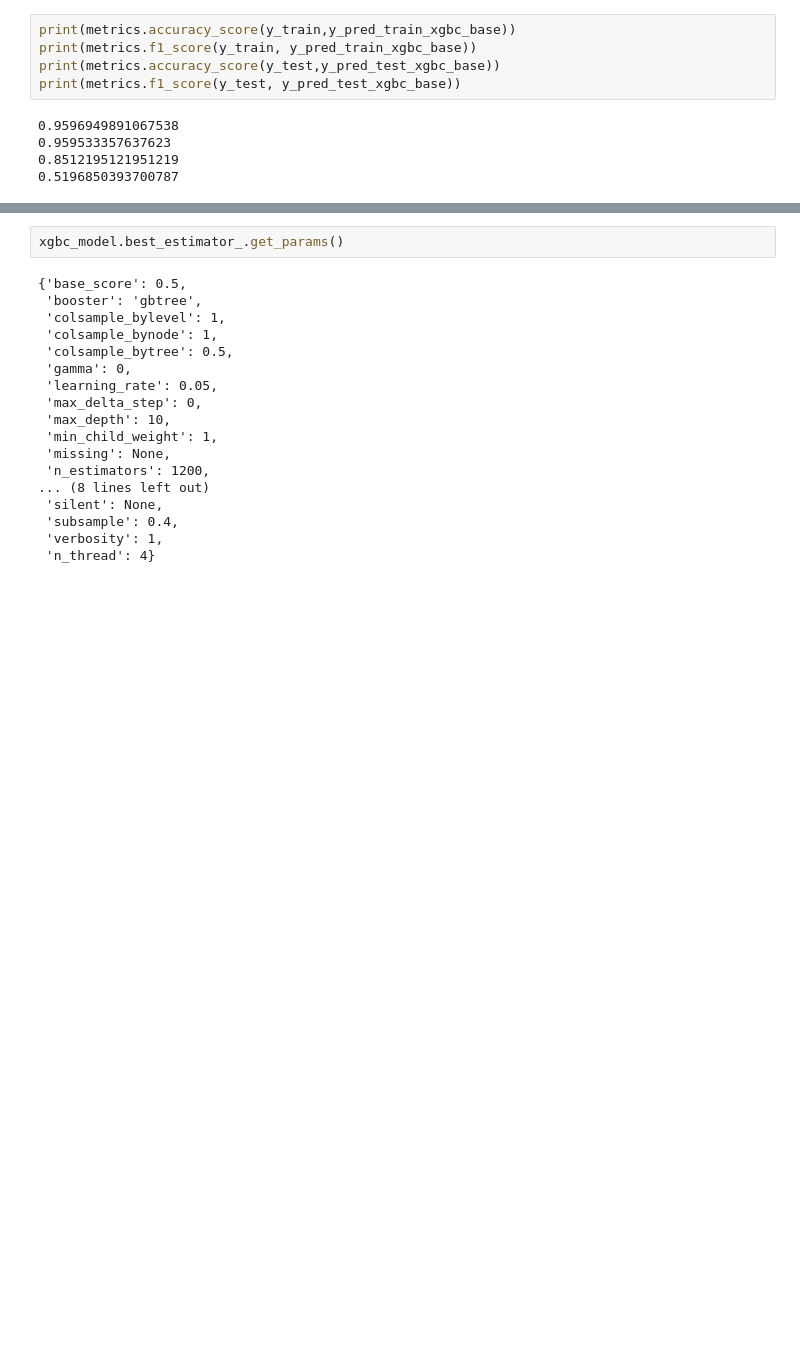
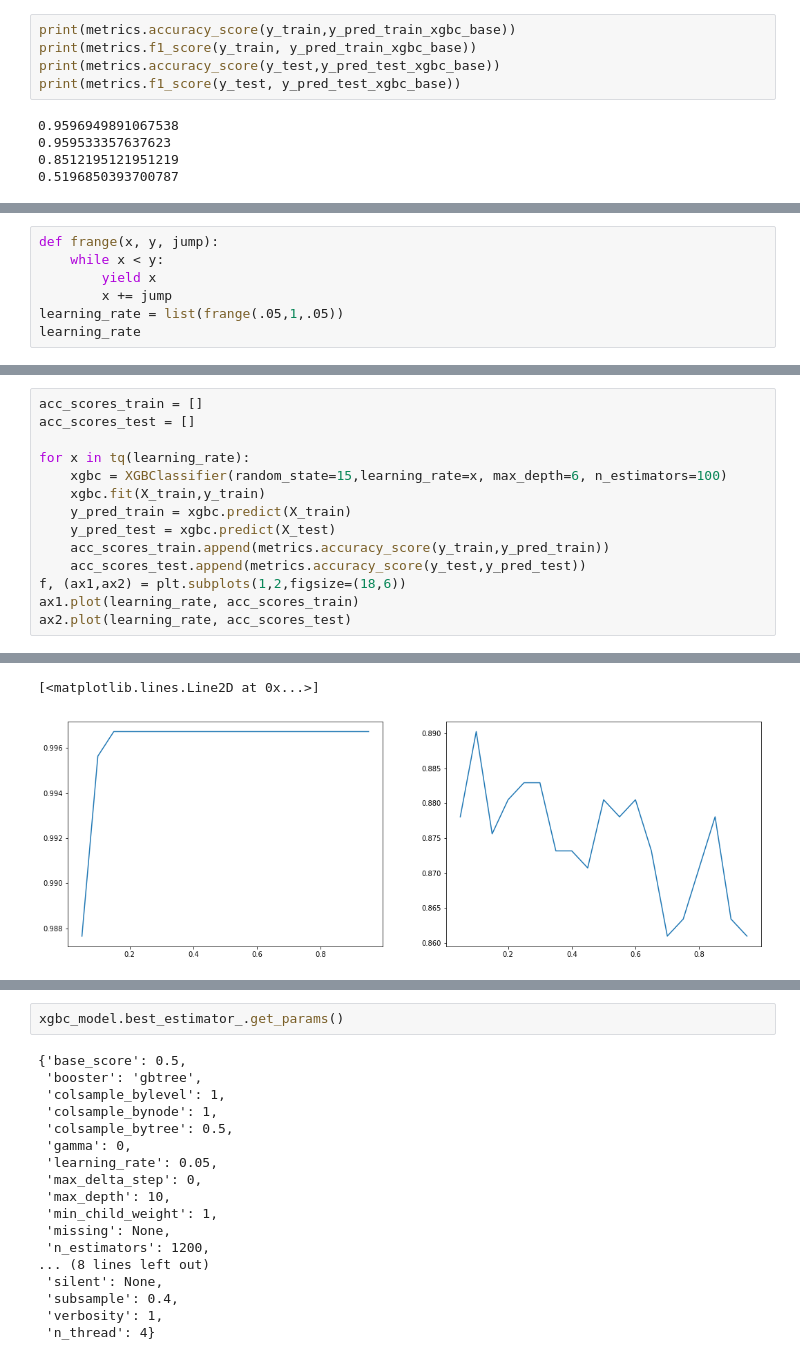
Before and after one commit to dlm6693/DS-Mod-3-Project, a Jupyter notebook: jupyter notebooks/Feature Selection and Model Building.ipynb, the cells around one changed output, grey strips where cells are left out. Cells and saved outputs as stored; diff of their text form; blank space fills up the shorter version.

```diff
--- a/jupyter notebooks/Feature Selection and Model Building.ipynb
+++ b/jupyter notebooks/Feature Selection and Model Building.ipynb
@@ -418,0 +437,7 @@ params = dict(objective=objective,max_depth=max_depth,learning_rate=learning_rat
+# %%
+def frange(x, y, jump):
+    while x < y:
+        yield x
+        x += jump
+learning_rate = list(frange(.05,1,.05))
+learning_rate
@@ -418,0 +464,15 @@ params = dict(objective=objective,max_depth=max_depth,learning_rate=learning_rat
+# %%
+acc_scores_train = []
+acc_scores_test = []
+
+for x in tq(learning_rate):
+    xgbc = XGBClassifier(random_state=15,learning_rate=x, max_depth=6, n_estimators=100)
+    xgbc.fit(X_train,y_train)
+    y_pred_train = xgbc.predict(X_train)
+    y_pred_test = xgbc.predict(X_test)
+    acc_scores_train.append(metrics.accuracy_score(y_train,y_pred_train))
+    acc_scores_test.append(metrics.accuracy_score(y_test,y_pred_test))
+f, (ax1,ax2) = plt.subplots(1,2,figsize=(18,6))
+ax1.plot(learning_rate, acc_scores_train)
+ax2.plot(learning_rate, acc_scores_test)
+# %% [output]
@@ -418,0 +480,2 @@ params = dict(objective=objective,max_depth=max_depth,learning_rate=learning_rat
+[<matplotlib.lines.Line2D at 0x...>]
+[figure, added]
```
Also changed, not shown: parts of 20 cells of this notebook.
